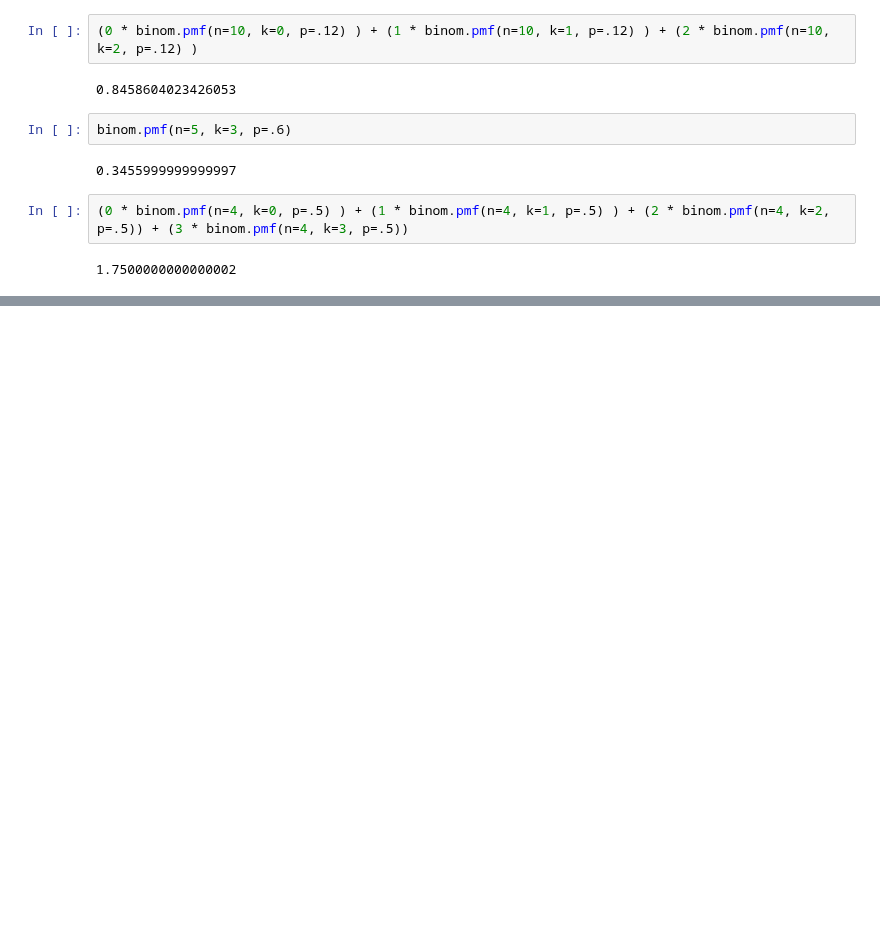
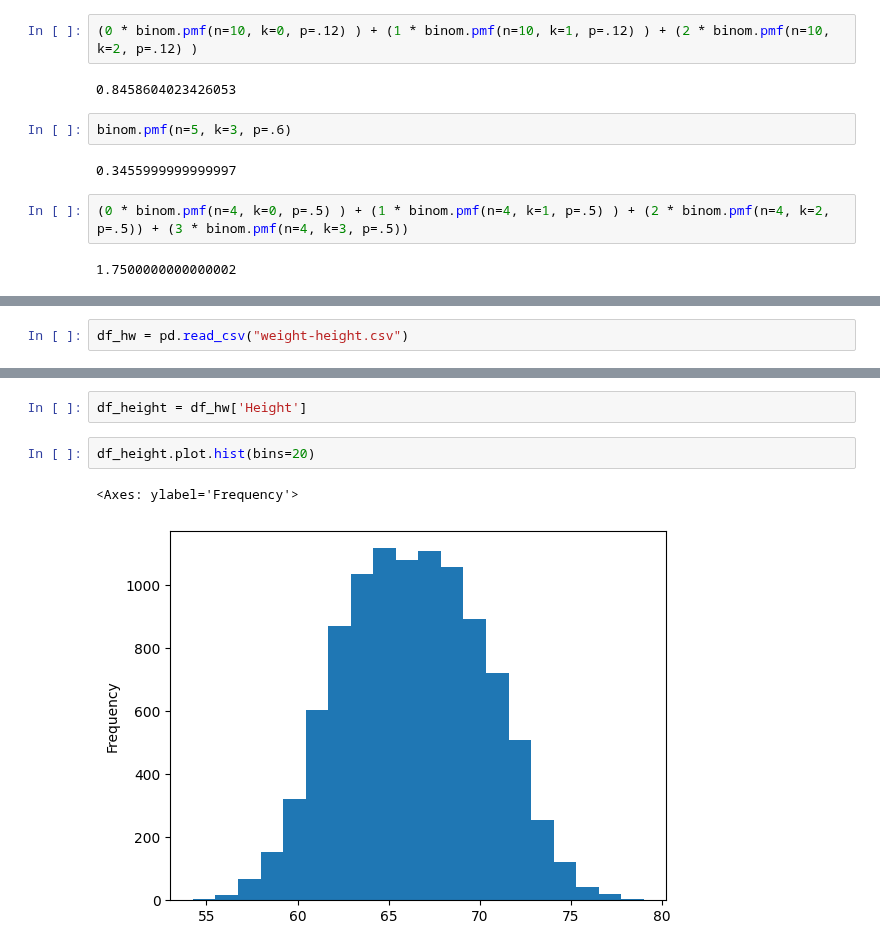
Before and after one commit to muralianamalatibco/pythonlearning, a Jupyter notebook: dist_1-1.ipynb, the cells around one changed output, grey strips where cells are left out. Drawn from its saved outputs; the diff is of its cells as text; blank space fills up the shorter version.

```diff
--- a/dist_1-1.ipynb
+++ b/dist_1-1.ipynb
@@ -349,0 +354,2 @@ binom.pmf(n=5, k=3, p=.6)
+# %%
+df_hw = pd.read_csv("weight-height.csv")
@@ -349,0 +365,7 @@ binom.pmf(n=5, k=3, p=.6)
+# %%
+df_height = df_hw['Height']
+# %%
+df_height.plot.hist(bins=20)
+# %% [output]
+<Axes: ylabel='Frequency'>
+[figure, added]
```
Also changed, not shown: parts of 46 cells of this notebook.
